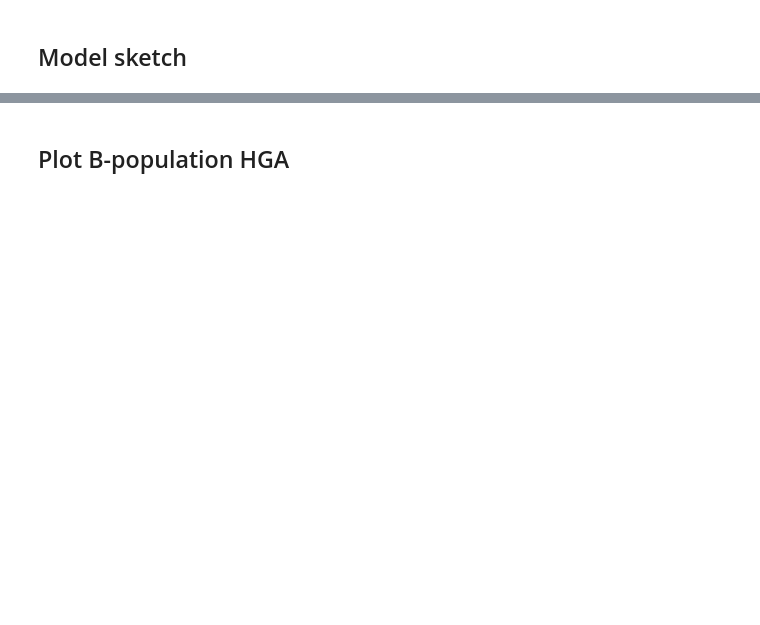
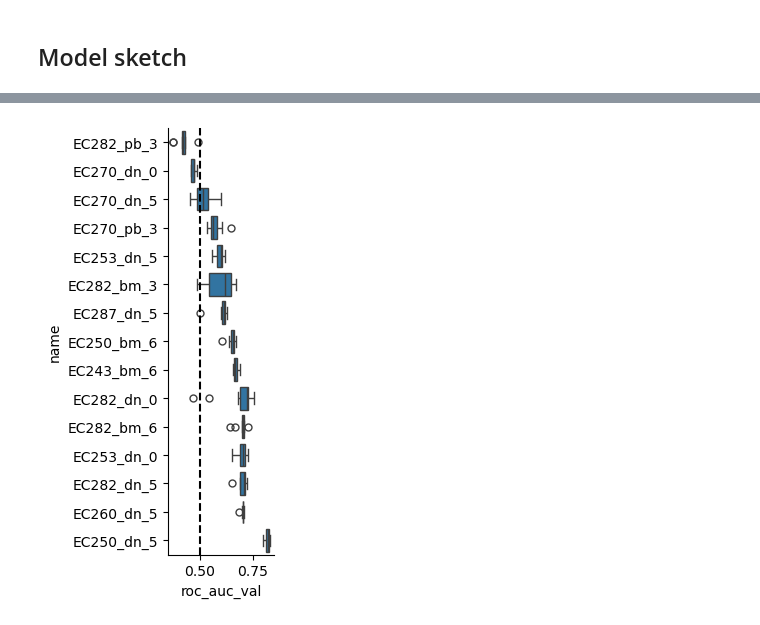
Before and after one commit to hans/barakeet, a Jupyter notebook: notebooks/phoneme_causal4.ipynb, the cells around one changed output, grey strips where cells are left out. Cells and saved outputs as stored; diff of their text form; code cells hidden in the pictures; blank space fills up the shorter version.

```diff
--- a/notebooks/phoneme_causal4.ipynb
+++ b/notebooks/phoneme_causal4.ipynb
@@ -114,0 +146,13 @@ all_results_df = all_results_df.set_index(["name", "repeat"])
+# %%
+decoder_results = pd.DataFrame([
+    {
+        "name": "_".join(key[0]),
+        "repeat": key[1],
+        "subject": result.subject,
+        "population_A": result.population_A,
+        "population_A_window": result.population_A_window,
+
+        "roc_auc_val": result.phase1_val_score,
+    }
+    for key, result in all_results_meta.items()
+])
@@ -117,5 +195,7 @@ all_results_df.groupby("name").agg(["mean", "std"]).sort_values(("corr", "mean")
 # %%
-order = all_results_df.groupby("name").agg(["mean", "std"]).sort_values(("corr", "mean")).index
-g = sns.catplot(data=all_results_df.reset_index(), x="corr", y="name", order=order, kind="box", aspect=0.5, height=7)
-g.axes.flat[0].axvline(0, color="k", linestyle="--")
+order = decoder_results.groupby("name").roc_auc_val.agg(["mean", "std"]).sort_values("mean").index
+g = sns.catplot(data=decoder_results.reset_index(), x="roc_auc_val", y="name", order=order, kind="box", aspect=0.5, height=5)
+g.axes.flat[0].axvline(0.5, color="k", linestyle="--")
 None
+# %% [output]
+[figure, added]
@@ -135,2 +201,0 @@ np.corrcoef(p_gt_phoneme.mean(1), p_gt_lexical_evidence.mean(1))[0, 1]
-# %% [markdown]
-## Plot B-population HGA
```
Also changed, not shown: parts of 48 cells of this notebook, 1 other file.
